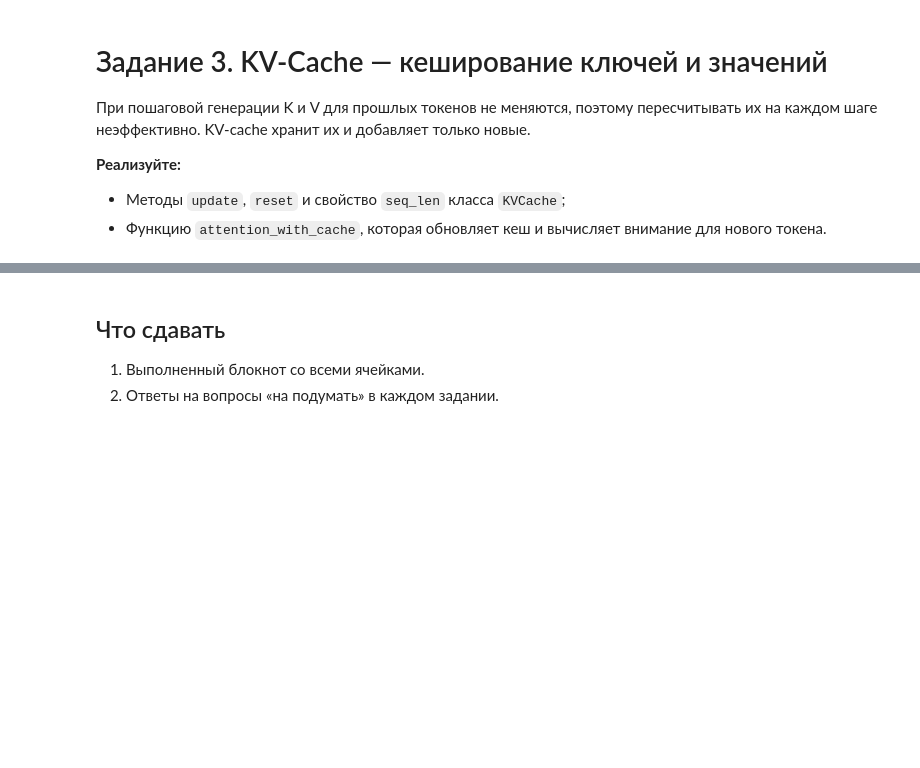
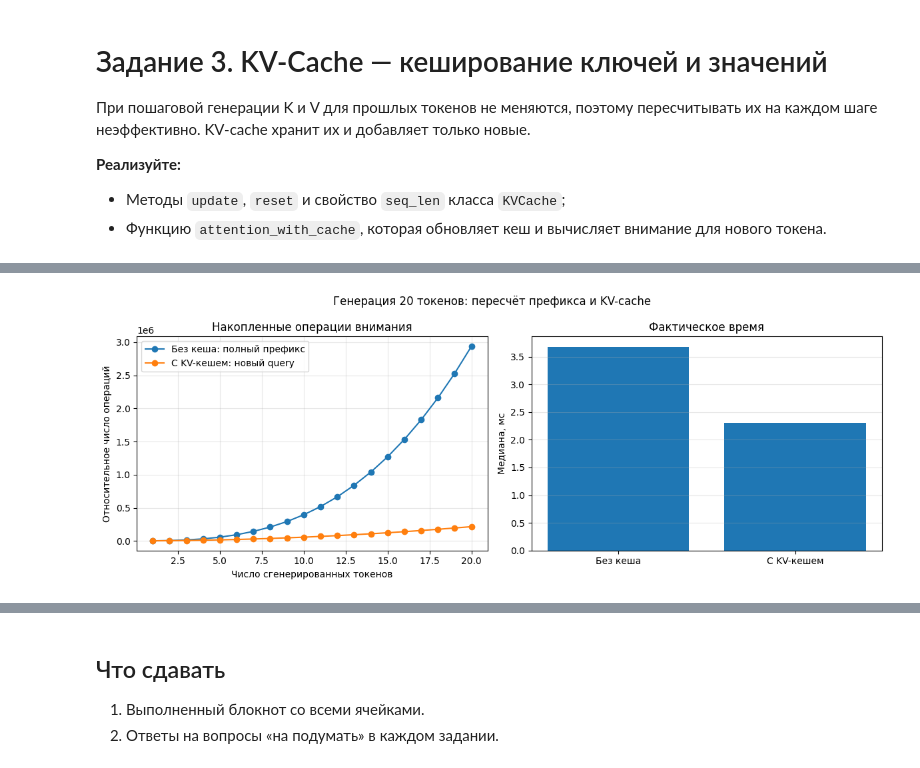
Before and after one commit to Gallade901/AI-Math, a Jupyter notebook: lab-2/lite_homework (1).ipynb, the cells around one changed output, grey strips where cells are left out. Cells and saved outputs as stored; diff of their text form; code cells hidden in the pictures; blank space fills up the shorter version.

```diff
--- a/lab-2/lite_homework (1).ipynb
+++ b/lab-2/lite_homework (1).ipynb
@@ -262,7 +361,9 @@ def attention_with_cache(
         attn_weights: веса внимания формы (batch, n_heads, 1, seq_len_cache).
     """
     # TODO: обновите кеш через cache.update и вычислите внимание для q_new по всему кешу
-    raise NotImplementedError("Реализуйте attention_with_cache")
+    k_full, v_full = cache.update(k_new, v_new)
+    output, attn_weights = scaled_dot_product_attention(q_new, k_full, v_full, mask=None)
+    return output, attn_weights
 # %%
 try:
     cache = KVCache()
@@ -307,0 +403,74 @@ except Exception as e:
+# %%
+# TODO: сравните время генерации 20 токенов без кеша и с кешем, постройте график роста вычислений
+num_tokens = 20
+batch, heads, d_k, d_v = 1, 8, 64, 64
+torch.manual_seed(21)
+q_all = torch.randn(batch, heads, num_tokens, d_k)
+k_all = torch.randn(batch, heads, num_tokens, d_k)
+v_all = torch.randn(batch, heads, num_tokens, d_v)
+
+
+def generate_without_cache():
+    for t in range(1, num_tokens + 1):
+        mask_t = create_causal_mask(t)
+        scaled_dot_product_attention(
+            q_all[:, :, :t, :], k_all[:, :, :t, :], v_all[:, :, :t, :], mask=mask_t
+        )
+
+
+def generate_with_cache():
+    cache = KVCache()
+    for t in range(num_tokens):
+        attention_with_cache(
+            q_all[:, :, t:t + 1, :],
+            k_all[:, :, t:t + 1, :],
+            v_all[:, :, t:t + 1, :],
+            cache,
+        )
+
+
+def median_runtime(function, repeats=7):
+    function()
+    measurements = []
+    for _ in range(repeats):
+        start = time.perf_counter()
+        function()
+        measurements.append(time.perf_counter() - start)
+    return float(np.median(measurements))
+
+_old_num_threads = torch.get_num_threads()
+torch.set_num_threads(1)
+try:
+    seconds_without_cache = median_runtime(generate_without_cache)
+    seconds_with_cache = median_runtime(generate_with_cache)
+finally:
+    torch.set_num_threads(_old_num_threads)
+
+print(f"Медианное время генерации {num_tokens} токенов без кеша: {seconds_without_cache * 1000:.2f} мс")
+print(f"Медианное время генерации {num_tokens} токенов с KV-кешем: {seconds_with_cache * 1000:.2f} мс")
+if seconds_with_cache > 0:
+    print(f"Отношение времени (без кеша / с кешем): {seconds_without_cache / seconds_with_cache:.2f}x")
+
+lengths = np.arange(1, num_tokens + 1)
+ops_without_cache = np.cumsum(lengths ** 2 * (d_k + d_v)) * batch * heads
+ops_with_cache = np.cumsum(lengths * (d_k + d_v)) * batch * heads
+ratio_ops = ops_without_cache[-1] / ops_with_cache[-1]
+print(f"Оценка отношения суммарного числа операций внимания: {ratio_ops:.2f}x")
+
+fig, axes = plt.subplots(1, 2, figsize=(12, 4.5))
+axes[0].plot(lengths, ops_without_cache, marker="o", label="Без кеша: полный префикс")
+axes[0].plot(lengths, ops_with_cache, marker="o", label="С KV-кешем: новый query")
+axes[0].set_title("Накопленные операции внимания")
+axes[0].set_xlabel("Число сгенерированных токенов")
+axes[0].set_ylabel("Относительное число операций")
+axes[0].grid(True, alpha=0.3)
+axes[0].legend()
+
+axes[1].bar(["Без кеша", "С KV-кешем"], [seconds_without_cache * 1000, seconds_with_cache * 1000])
+axes[1].set_title("Фактическое время")
+axes[1].set_ylabel("Медиана, мс")
+axes[1].grid(axis="y", alpha=0.3)
+fig.suptitle("Генерация 20 токенов: пересчёт префикса и KV-cache")
+fig.tight_layout()
+plt.show()
+# %% [output]
@@ -307,0 +481 @@ except Exception as e:
+[figure, added]
```
Also changed, not shown: parts of 21 cells of this notebook, 3 other files.
